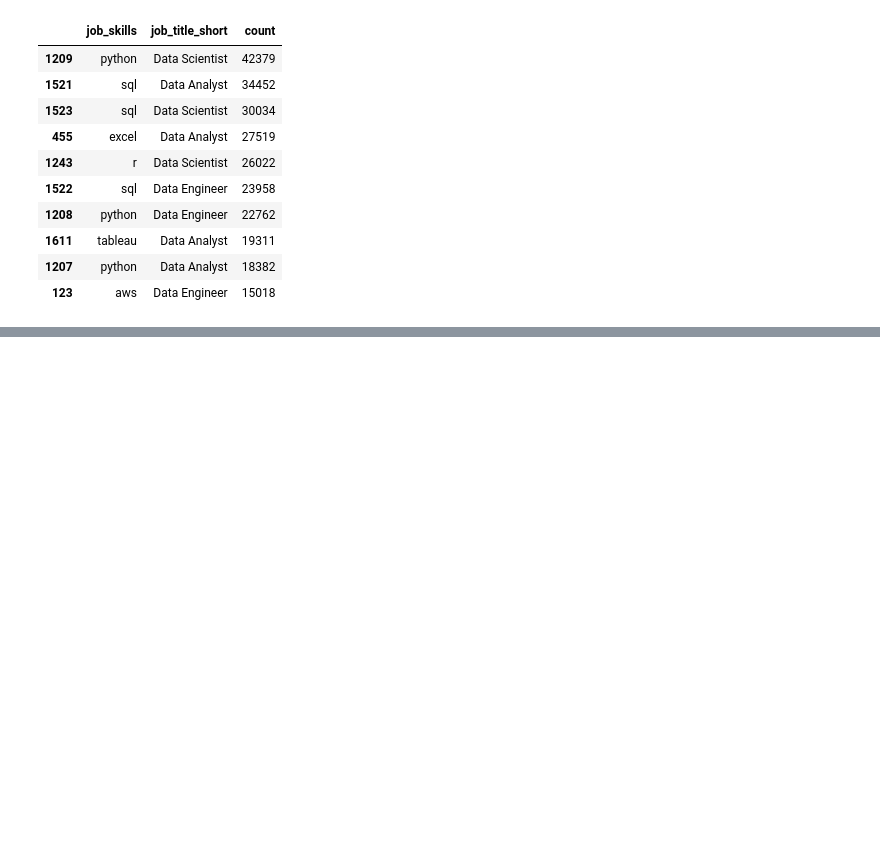
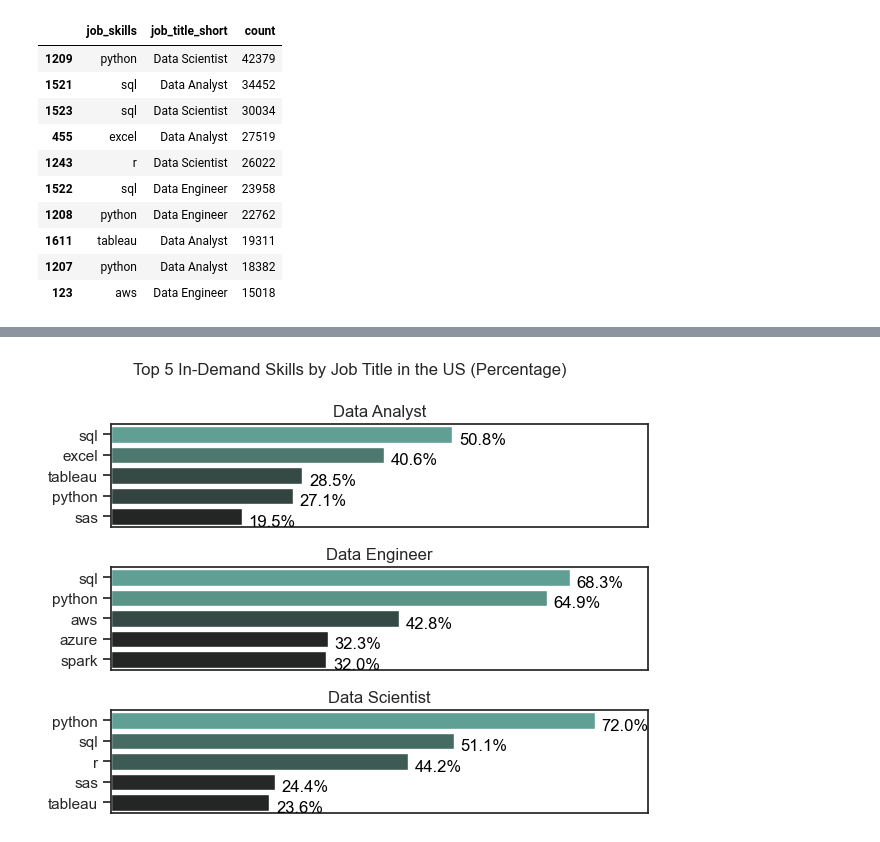
Before and after one commit to PrinceReubenSam/python_project, a Jupyter notebook: Project/2_Skills_Count_Analysis.ipynb, the cells around one changed output, grey strips where cells are left out. Saved outputs shown, nothing was run; the diff lists cells and outputs as text; code cells hidden in the pictures; blank space fills up the shorter version.

```diff
--- a/Project/2_Skills_Count_Analysis.ipynb
+++ b/Project/2_Skills_Count_Analysis.ipynb
@@ -78,0 +86,3 @@ for i, job_title in enumerate(job_titles):
+# %%
+df_job_title_count=df_us['job_title_short'].value_counts().reset_index(name= 'jobs_total')
+df_job_title_count
@@ -78,0 +101,4 @@ for i, job_title in enumerate(job_titles):
+# %%
+df_skills_percent = pd.merge(df_skills_count,df_job_title_count, how= 'left', on= 'job_title_short')
+df_skills_percent['skill_percent'] = df_skills_percent['count']/df_skills_percent['jobs_total'] * 100
+df_skills_percent
@@ -78,0 +119,20 @@ for i, job_title in enumerate(job_titles):
+# %%
+fig, ax = plt.subplots(3, 1)
+sns.set_theme(style='ticks')
+for i, job_title in enumerate(job_titles):
+    df_plot = df_skills_percent[df_skills_percent['job_title_short'] == job_title].head(5)
+    sns.barplot(data= df_plot, x='skill_percent', y='job_skills', ax=ax[i], hue='count', palette='dark:#5A9')
+    ax[i].set_title(job_title)
+    ax[i].set_xlabel('')
+    ax[i].set_ylabel('')
+    ax[i].set_xlim(0,80)
+    ax[i].legend().set_visible(False)
+
+    for n, v in enumerate (df_plot['skill_percent']):
+        ax[i].text(v + 1, n + .25, f"{v:.1f}%", color='black', va='center')
+        ax[i].set_xticks([])
+fig.suptitle('Top 5 In-Demand Skills by Job Title in the US (Percentage)', fontsize=12)
+plt.tight_layout()
+plt.show()
+# %% [output]
+[figure, added]
```
Also changed, not shown: parts of 3 cells of this notebook, 1 other file.
